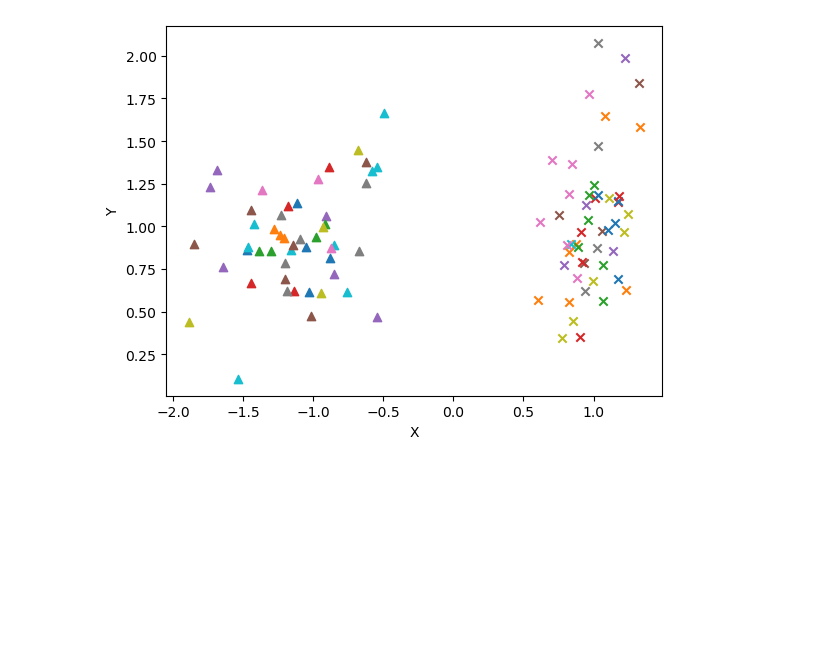
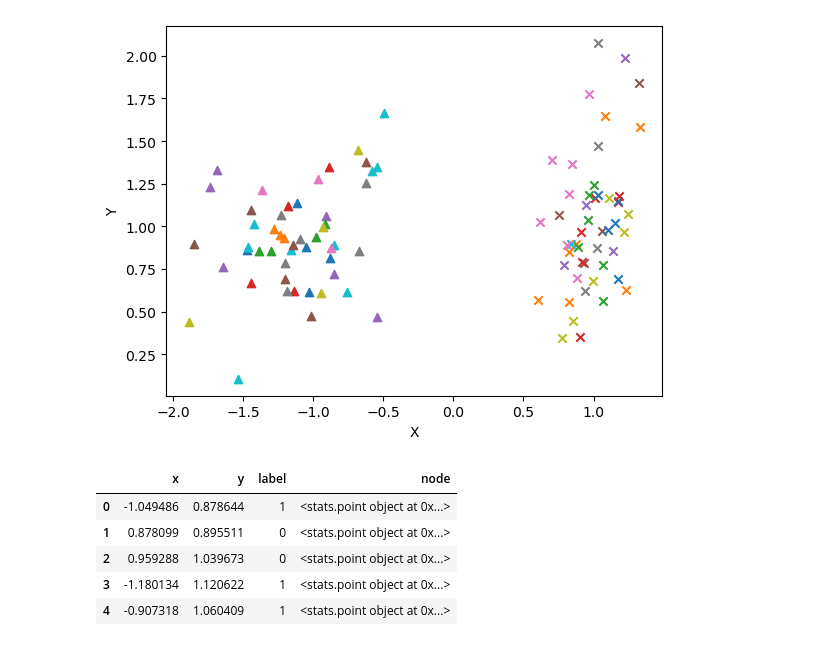
Before and after one commit to LilaShiba/generalized_model, a Jupyter notebook: notebooks/agent_demo.ipynb, the cells around one changed output. Cells and saved outputs as stored; diff of their text form; code cells hidden in the pictures; blank space fills up the shorter version.

```diff
--- a/notebooks/agent_demo.ipynb
+++ b/notebooks/agent_demo.ipynb
@@ -59,8 +60,8 @@ array([13.72180301, 13.67939876, 13.63699451, 13.59459026, 13.55218602,
 # Set up data
 # optional parameter: dataToProcess => [features,labels]
 # default: returns x,y,labels
-x,y,labels = agent.prepare_log_reg()
-agent.log_df.head(5)
+x,y,labels = agent.prepare_df()
+agent.df.head(5)
 shapes = {0:'x',1:'^'}
 
 fig, ax = plt.subplots()
@@ -72,3 +73,14 @@ ax.set_ylabel('Y')
 plt.show()
 # %% [output]
 [figure]
+# %%
+featuers = list(zip(x,y))
+agent.prepare_df([featuers,labels])
+agent.df.head(5)
+# %% [output]
+|  | x | y | label | node |
+| 0 | -1.049486 | 0.878644 | 1 | <stats.point object at 0x...> |
+| 1 | 0.878099 | 0.895511 | 0 | <stats.point object at 0x...> |
+| 2 | 0.959288 | 1.039673 | 0 | <stats.point object at 0x...> |
+| 3 | -1.180134 | 1.120622 | 1 | <stats.point object at 0x...> |
+| 4 | -0.907318 | 1.060409 | 1 | <stats.point object at 0x...> |
```
Also changed, not shown: parts of 4 cells of this notebook, 1 other file.
